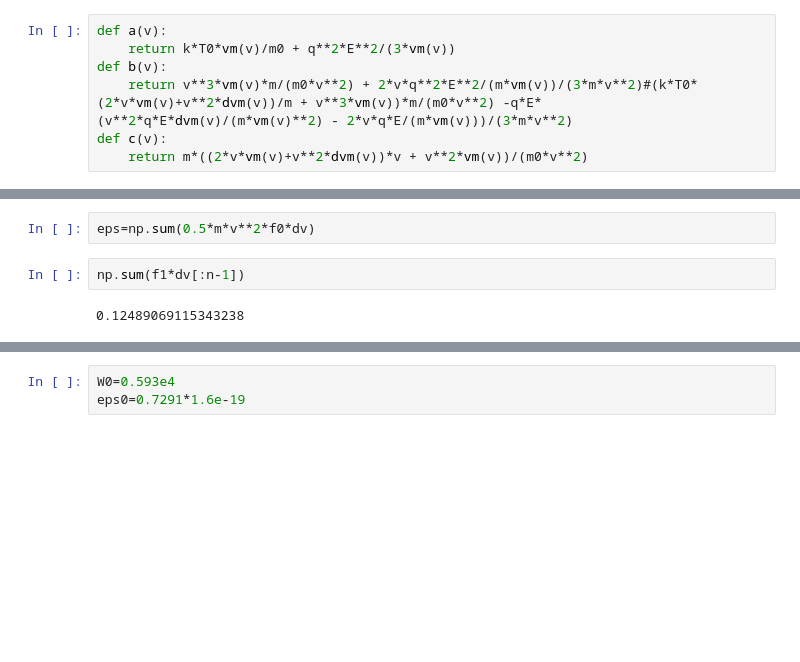
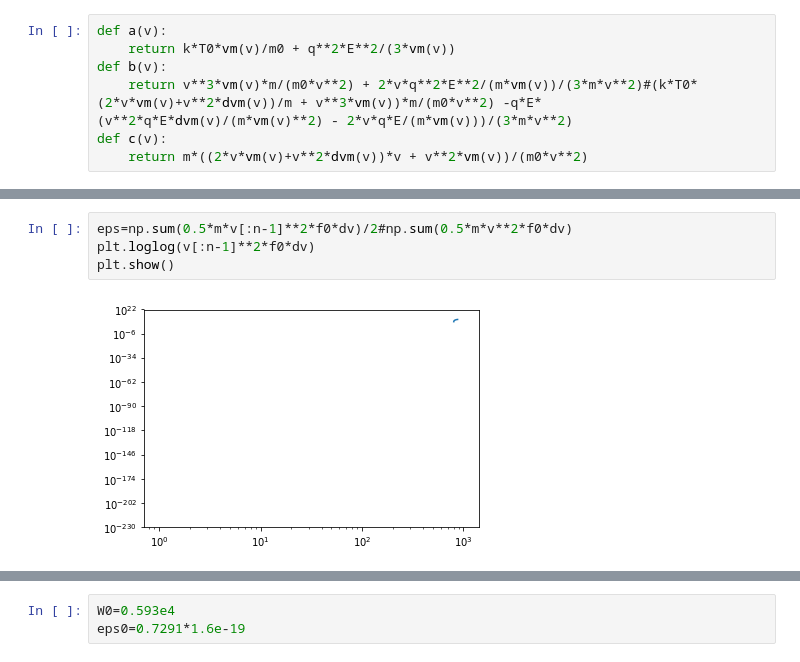
Before and after one commit to vinitX/ML_Scattering, a Jupyter notebook: eigen.ipynb, the cells around one changed output, grey strips where cells are left out. Cells and saved outputs as stored; diff of their text form; blank space fills up the shorter version.

```diff
--- a/eigen.ipynb
+++ b/eigen.ipynb
@@ -100,9 +98,9 @@ W=np.sum(dv[:n-1]*f1[:n-1]*v[:n-1]*2/3)
 # %%
-eps=np.sum(0.5*m*v**2*f0*dv)
+eps=np.sum(0.5*m*v[:n-1]**2*f0*dv)/2#np.sum(0.5*m*v**2*f0*dv)
+plt.loglog(v[:n-1]**2*f0*dv)
+plt.show()
+# %% [output]
+[figure, added]
-# %%
-np.sum(f1*dv[:n-1])
-# %% [output]
-0.12489069115343238
 # %%
 print(W/1e4,eps/1.6e-19)
 # %% [output]
```
Also changed, not shown: parts of 14 cells of this notebook, 2 other files.
